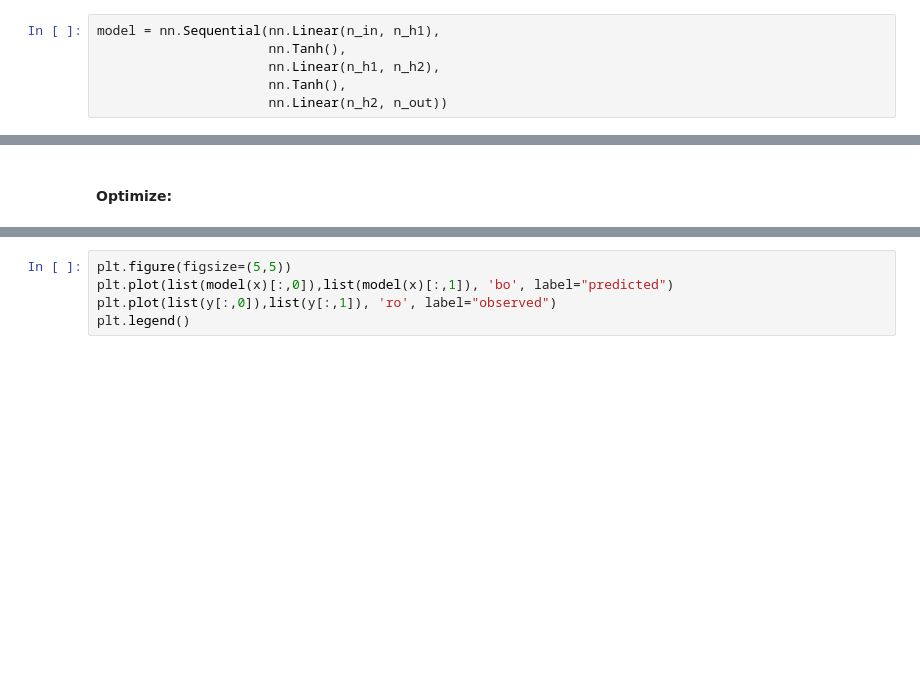
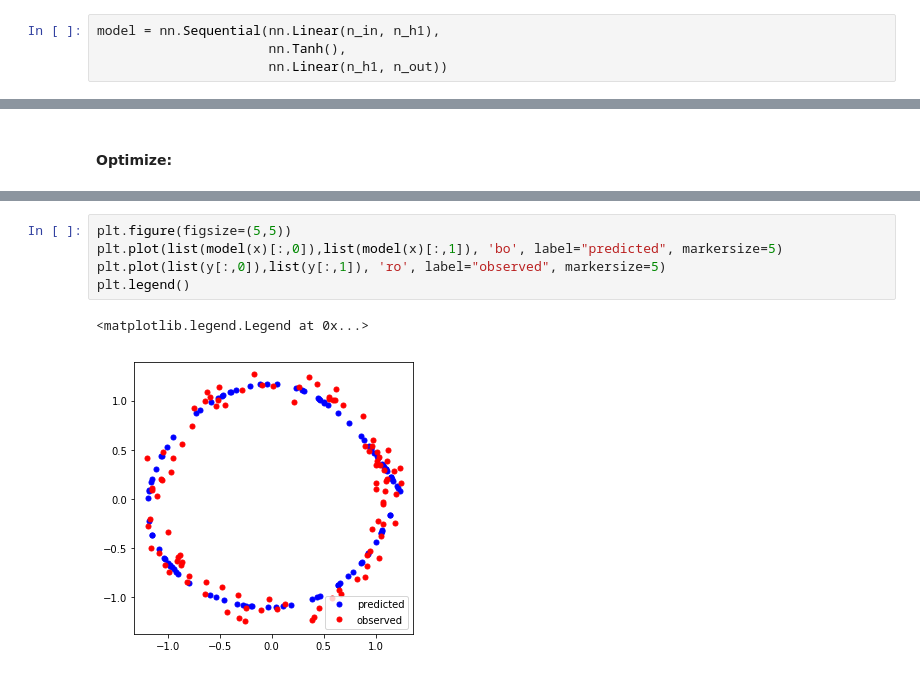
Before and after one commit to deborsheesen/Bayesian-NN-dimension-reduction, a Jupyter notebook: torch_test.ipynb, the cells around one changed output, grey strips where cells are left out. Drawn from its saved outputs; the diff is of its cells as text; blank space fills up the shorter version.

```diff
--- a/torch_test.ipynb
+++ b/torch_test.ipynb
@@ -23,9 +23,7 @@ n_out = 2
 # %%
 model = nn.Sequential(nn.Linear(n_in, n_h1),
                       nn.Tanh(),
-                      nn.Linear(n_h1, n_h2),
-                      nn.Tanh(),
-                      nn.Linear(n_h2, n_out))
+                      nn.Linear(n_h1, n_out))
 # %%
 print(model)
 # %% [output]
@@ -106,5 +101,8 @@ epoch:  150000  loss:  0.6206807494163513
 # %%
 plt.figure(figsize=(5,5))
-plt.plot(list(model(x)[:,0]),list(model(x)[:,1]), 'bo', label="predicted")
-plt.plot(list(y[:,0]),list(y[:,1]), 'ro', label="observed")
+plt.plot(list(model(x)[:,0]),list(model(x)[:,1]), 'bo', label="predicted", markersize=5)
+plt.plot(list(y[:,0]),list(y[:,1]), 'ro', label="observed", markersize=5)
 plt.legend()
+# %% [output]
+<matplotlib.legend.Legend at 0x...>
+[figure, added]
```
Also changed, not shown: parts of 6 cells of this notebook, 2 other files.
